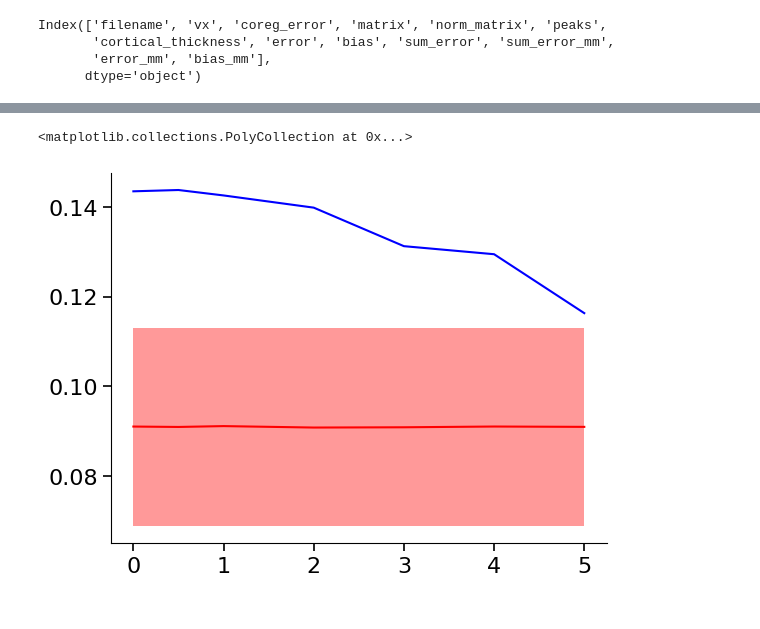
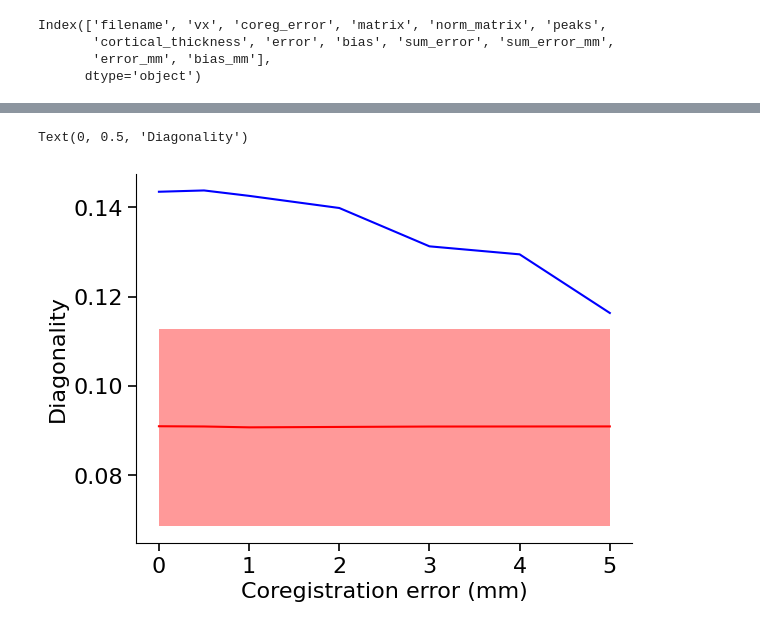
Before and after one commit to Ishita19801/multilaminar_sim, a Jupyter notebook: figures/plot_figure_03_coreg_error.ipynb, the cells around one changed output, grey strips where cells are left out. Drawn from its saved outputs; the diff is of its cells as text; code cells hidden in the pictures.

```diff
--- a/figures/plot_figure_03_coreg_error.ipynb
+++ b/figures/plot_figure_03_coreg_error.ipynb
@@ -538,9 +538,11 @@ dds_95ci_shuf = [np.percentile(permuted_dds, 2.5), np.percentile(permuted_dds, 9
 # %%
 plt.figure()
 ax=plt.subplot(1,1,1)
 ax.plot(coreg_range,dds,'b')
 ax.plot(coreg_range,np.mean(permuted_dds,axis=-1),'r')
 ax.fill_between(coreg_range, dds_95ci_shuf[0], dds_95ci_shuf[1], color='r', lw=0, alpha=0.4)
+ax.set_xlabel('Coregistration error (mm)')
+ax.set_ylabel('Diagonality')
 # %% [output]
-<matplotlib.collections.PolyCollection at 0x...>
+Text(0, 0.5, 'Diagonality')
-[figure, old version]
+[figure, new version]
```
Also changed, not shown: parts of 4 cells of this notebook, 1 other file.
